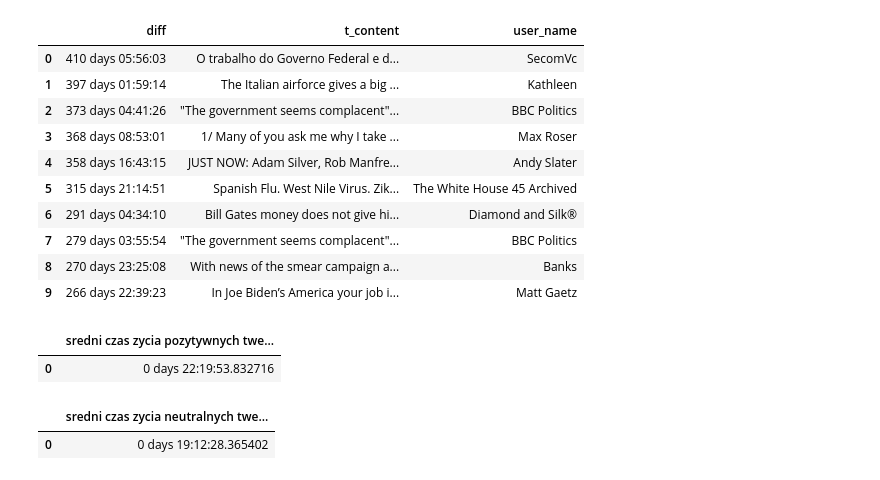
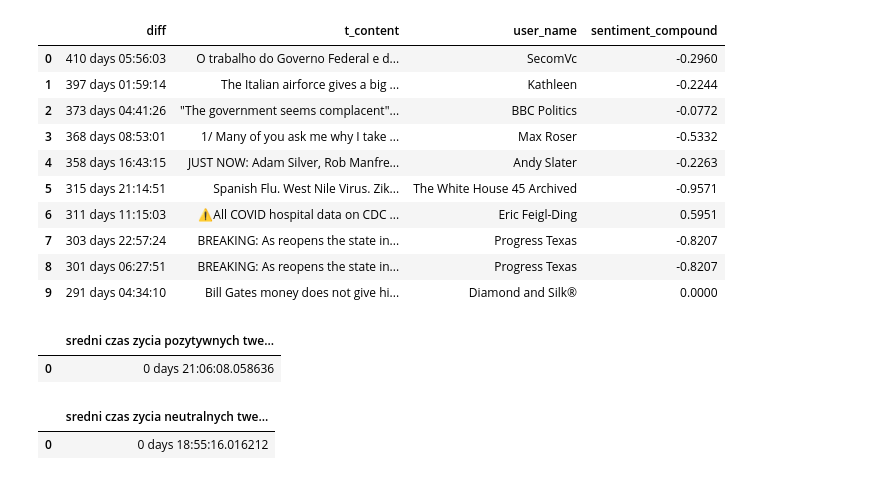
Before and after one commit to piaskowyk/twitter-posts-analysis, a Jupyter notebook: notebooks/czas_zycia.ipynb, the cells around one changed output. Saved outputs shown, nothing was run; the diff lists cells and outputs as text; code cells hidden in the pictures.

```diff
--- a/notebooks/czas_zycia.ipynb
+++ b/notebooks/czas_zycia.ipynb
@@ -92,42 +93,43 @@ display(df)
 # %%
 # minimalny czas życia tweeta
 sql = """
 with time_diffs as (
 	select
 		t.id as t_id,
 		u."name" as user_name,
 		t."content"as t_content,
 		GREATEST(
 			(c.created_at::timestamp - t.created_at::timestamp),
 			(q.created_at::timestamp - t.created_at::timestamp)
-		) diff
+		) diff,
+		t.sentiment_compound
 	from tweet t
 	left join tweet c on t.id = c.reply_to and c."type" = 2
 	left join tweet q on t.id = q.reply_to and q."type" = 3
 	join "user" u on t.user_id = u.id
 	where t.reply_count > 100
 )
-select distinct t.diff, t.t_content, t.user_name
+select distinct t.diff, t.t_content, t.user_name, t.sentiment_compound
 from time_diffs t
 where t.diff is not null
 order by t.diff desc
 limit 10;
 """
 df = getAll(sql)
 # dfi.export(df, "mleko.png")
 display(df)
 # %% [output]
-|  | diff | t_content | user_name |
-| 0 | 410 days 05:56:03 | O trabalho do Governo Federal e d... | SecomVc |
-| 1 | 397 days 01:59:14 | The Italian airforce gives a big ... | Kathleen |
-| 2 | 373 days 04:41:26 | "The government seems complacent"... | BBC Politics |
-| 3 | 368 days 08:53:01 | 1/ Many of you ask me why I take ... | Max Roser |
-| 4 | 358 days 16:43:15 | JUST NOW: Adam Silver, Rob Manfre... | Andy Slater |
-| 5 | 315 days 21:14:51 | Spanish Flu. West Nile Virus. Zik... | The White House 45 Archived |
-| 6 | 291 days 04:34:10 | Bill Gates money does not give hi... | Diamond and Silk® |
-| 7 | 279 days 03:55:54 | "The government seems complacent"... | BBC Politics |
-| 8 | 270 days 23:25:08 | With news of the smear campaign a... | Banks |
-| 9 | 266 days 22:39:23 | In Joe Biden’s America your job i... | Matt Gaetz |
+|  | diff | t_content | user_name | sentiment_compound |
+| 0 | 410 days 05:56:03 | O trabalho do Governo Federal e d... | SecomVc | -0.2960 |
+| 1 | 397 days 01:59:14 | The Italian airforce gives a big ... | Kathleen | -0.2244 |
+| 2 | 373 days 04:41:26 | "The government seems complacent"... | BBC Politics | -0.0772 |
+| 3 | 368 days 08:53:01 | 1/ Many of you ask me why I take ... | Max Roser | -0.5332 |
+| 4 | 358 days 16:43:15 | JUST NOW: Adam Silver, Rob Manfre... | Andy Slater | -0.2263 |
+| 5 | 315 days 21:14:51 | Spanish Flu. West Nile Virus. Zik... | The White House 45 Archived | -0.9571 |
+| 6 | 311 days 11:15:03 | ⚠️All COVID hospital data on CDC ... | Eric Feigl-Ding | 0.5951 |
+| 7 | 303 days 22:57:24 | BREAKING: As reopens the state in... | Progress Texas | -0.8207 |
+| 8 | 301 days 06:27:51 | BREAKING: As reopens the state in... | Progress Texas | -0.8207 |
+| 9 | 291 days 04:34:10 | Bill Gates money does not give hi... | Diamond and Silk® | 0.0000 |
 # %%
 sql = """
 with time_diffs as (
@@ -148,11 +150,11 @@ from time_diffs t
 where t.diff is not null;
 """
 df = getAll(sql)
-dfi.export(df, "mleko2/średni_czas_życia_pozytywnych_tweetów.png")
+dfi.export(df, "czas_zycia/średni_czas_życia_pozytywnych_tweetów.png")
 display(df)
 # %% [output]
 |  | sredni czas zycia pozytywnych twe... |
-| 0 | 0 days 22:19:53.832716 |
+| 0 | 0 days 21:06:08.058636 |
 # %%
 sql = """
 with time_diffs as (
@@ -173,11 +175,11 @@ from time_diffs t
 where t.diff is not null;
 """
 df = getAll(sql)
-dfi.export(df, "mleko2/średni_czas_życia_neutralnych_tweetów.png")
+dfi.export(df, "czas_zycia/średni_czas_życia_neutralnych_tweetów.png")
 display(df)
 # %% [output]
 |  | sredni czas zycia neutralnych twe... |
-| 0 | 0 days 19:12:28.365402 |
+| 0 | 0 days 18:55:16.016212 |
 # %%
 sql = """
 with time_diffs as (
```
Also changed, not shown: parts of 6 cells of this notebook, 33 other files.
